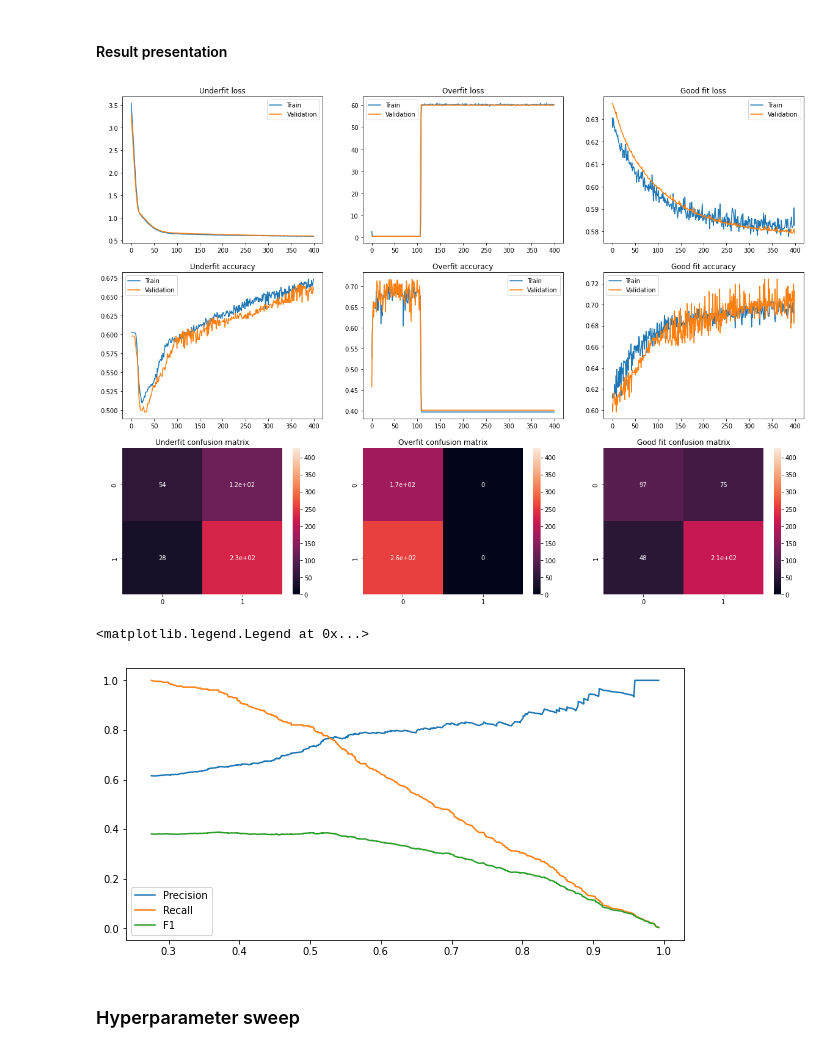
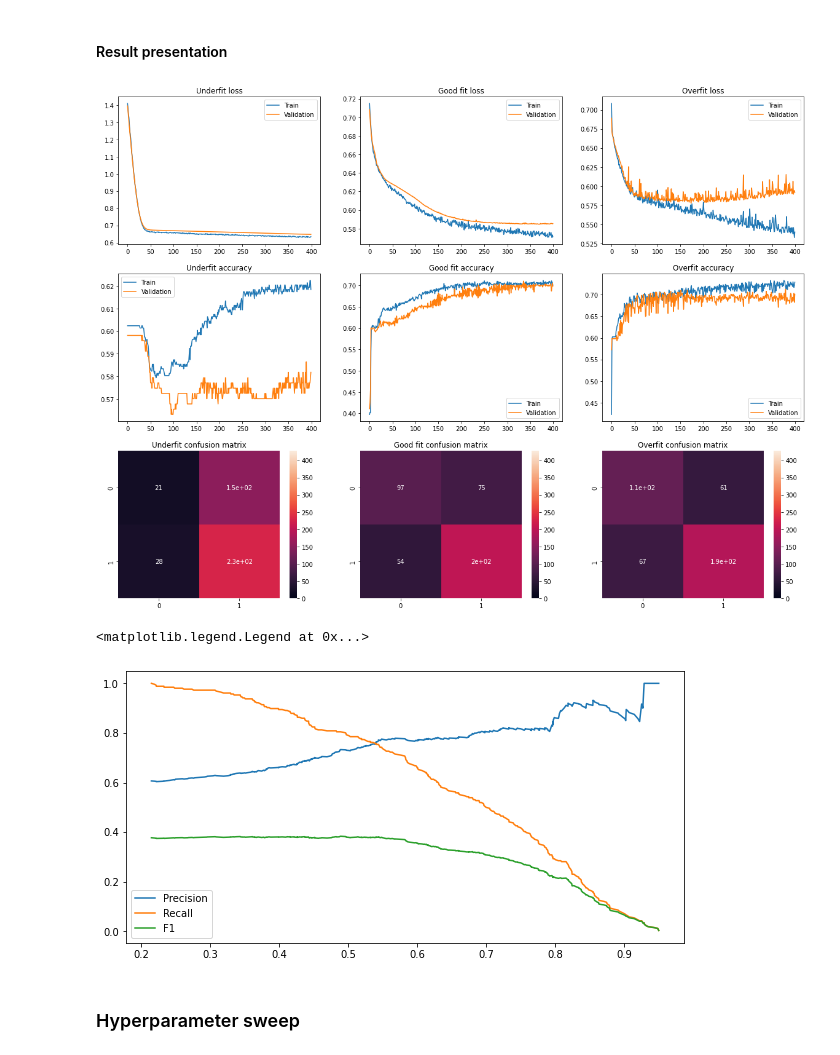
Before and after one commit to Paralelopipet/NM-Nba-prediction, a Jupyter notebook: NBA_predictions.ipynb, the cells around one changed output. Drawn from its saved outputs; the diff is of its cells as text; code cells hidden in the pictures.

```diff
--- a/NBA_predictions.ipynb
+++ b/NBA_predictions.ipynb
@@ -115,7 +161,7 @@ Prvi korak predstavlja definisanje klase koja će dohvatati podatke u _batch_-ev
 from torch.utils.data import Dataset, DataLoader
 
 class NBA_Dataset(Dataset):
-    """Class for holding data of NCAA players and if there were picked for the NBA."""
+    """Class for holding data NBA rookie statistics, and if they remained in the league after 5 year ."""
 
     def __init__(self, df: pd.DataFrame) -> None:
         """Initialize torch Dataset based on pandas Dataframe."""
@@ -365,49 +450,49 @@ training_objects = {
 # %% [markdown]
 Goodfit
 # %%
-model = NBA_Draft_Predictor([train_dataset.inputs.shape[1], 20, 4, 1])
-optimizer = Adam(params=model.parameters(), lr=lr)
+model = NBA_Survival_Predictor([train_dataset.inputs.shape[1], 20, 4, 1])
+optimizer = Adam(params=model.parameters(), lr=lr*3)
 final_model, final_results = train_network(model, optimizer, training_objects=training_objects)
 # %% [markdown]
 underfit
 # %%
-underfit_model = NBA_Draft_Predictor([train_dataset.inputs.shape[1], 1])
-underfit_optimizer = Adam(params=underfit_model.parameters(), lr=lr)
+underfit_model = NBA_Survival_Predictor([train_dataset.inputs.shape[1], 1])
+underfit_optimizer = Adam(params=underfit_model.parameters(), lr=lr/5)
 underfit_model, underfit_results = train_network(underfit_model, underfit_optimizer, training_objects=training_objects)
 # %% [markdown]
 overfit
 # %%
-overfit_model = NBA_Draft_Predictor([train_dataset.inputs.shape[1], 20, 30, 20, 1])
-overfit_optimizer = Adam(params=overfit_model.parameters(), lr=lr * 100)
+overfit_model = NBA_Survival_Predictor([train_dataset.inputs.shape[1], 15, 1])
+overfit_optimizer = Adam(params=overfit_model.parameters(), lr=lr)
 overfit_model, overfit_results = train_network(overfit_model, overfit_optimizer, training_objects=training_objects)
 # %% [markdown]
 #### Result presentation
 # %%
 fig, ax = plt.subplots(nrows=3, ncols=3, figsize=(20, 15))
-title_labels = ["Underfit", "Overfit", "Good fit"]
+title_labels = ["Underfit", "Good fit", "Overfit"]
 
 # Graphs
 for idx, results in enumerate([underfit_results, overfit_results, final_results]):
 
     # Plot loss
     ax[0, idx].plot(results["train loss"], label="Train")
     ax[0, idx].plot(results["validation loss"], label="Validation")
     ax[0, idx].legend()
     ax[0, idx].set_title(f"{title_labels[idx]} loss")
 
     # Plot accuracy
     ax[1, idx].plot(results["train acc"], label="Train")
     ax[1, idx].plot(results["validation acc"], label="Validation")
     ax[1, idx].legend()
     ax[1, idx].set_title(f"{title_labels[idx]} accuracy")
 
     # Plot confusion matrix
     sb.heatmap(confusion_matrix(results["Targets"], results["Predictions"]), vmin=0, vmax=len(validation_loader.dataset), annot=True, ax=ax[2, idx])
     ax[2, idx].set_title(f"{title_labels[idx]} confusion matrix")
 # %% [output]
-[figure, old version]
+[figure, new version]
 # %%
-prec, recall, thrs = precision_recall_curve(final_results["Targets"], final_results["Prediction probabilities"])
+prec, recall, thrs = precision_recall_curve(overfit_results["Targets"], overfit_results["Prediction probabilities"])
 f1 = prec * recall / (prec + recall)
 
 _, ax = plt.subplots(1, 1, figsize=(10, 5))
@@ -417,7 +502,7 @@ plt.plot(thrs, f1[:-1], label="F1")
 plt.legend()
 # %% [output]
 <matplotlib.legend.Legend at 0x...>
-[figure, old version]
+[figure, new version]
 # %% [markdown]
 ### Hyperparameter sweep
 # %%
```
Also changed, not shown: parts of 30 cells of this notebook.
